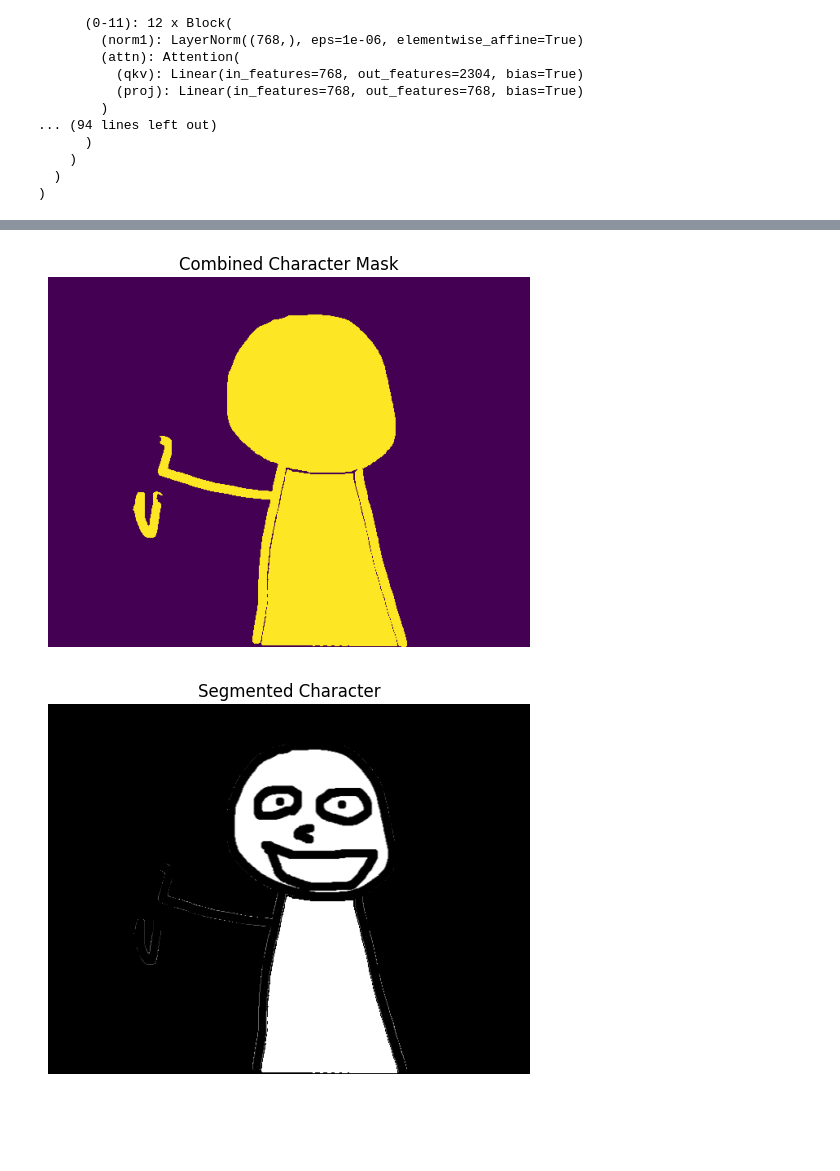
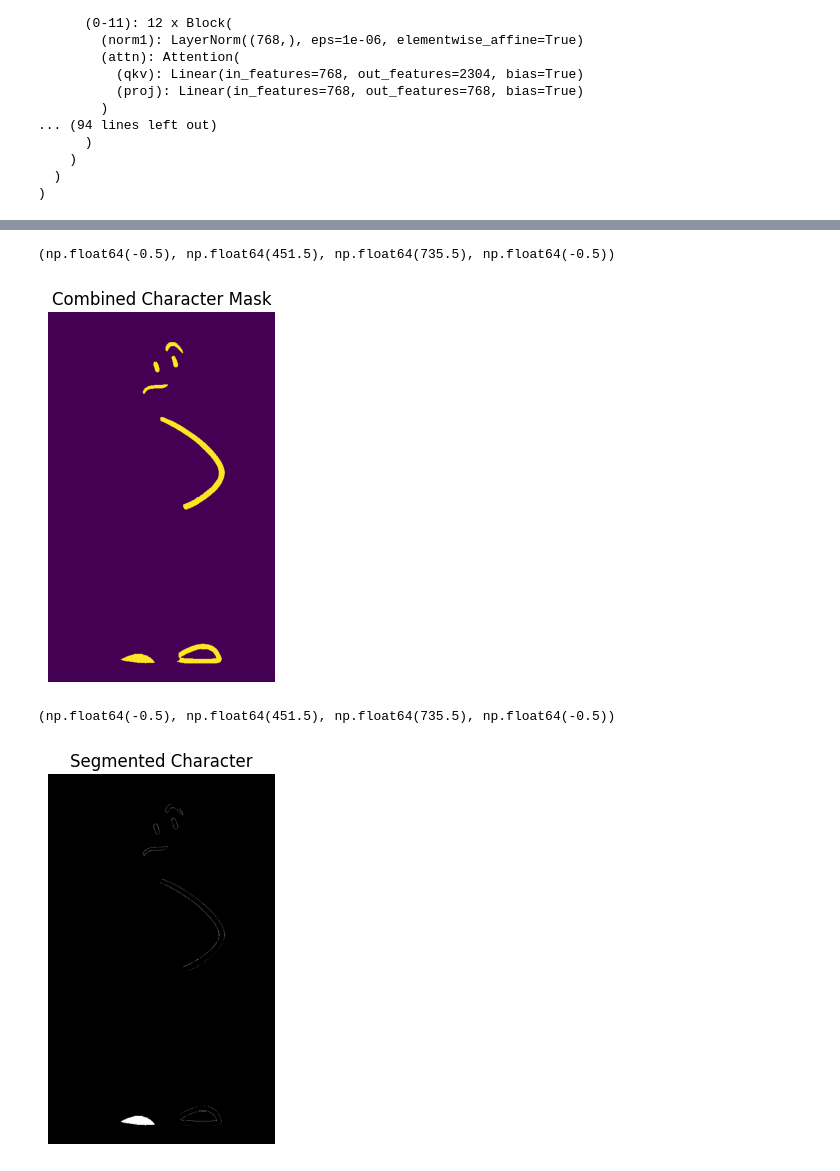
Before and after one commit to Forlaie/GenAI, a Jupyter notebook: image_2/segmentation.ipynb, the cells around one changed output, grey strips where cells are left out. Saved outputs shown, nothing was run; the diff lists cells and outputs as text; code cells hidden in the pictures; blank space fills up the shorter version.

```diff
--- a/image_2/segmentation.ipynb
+++ b/image_2/segmentation.ipynb
@@ -32,15 +32,31 @@ Sam(
   )
 )
 # %%
-image = cv2.imread("image.png")
+image = cv2.imread("stick.png")
 image = cv2.cvtColor(image, cv2.COLOR_BGR2RGB)
+
+gray = cv2.cvtColor(image, cv2.COLOR_RGB2GRAY)
+
+# anything brighter than 10 becomes white
+_, mask = cv2.threshold(gray, 10, 255, cv2.THRESH_BINARY)
+
+mask = mask.astype(bool)
 # %%
+# mask_generator = SamAutomaticMaskGenerator(
+#     sam,
+#     points_per_side=32,          # improves detection for drawings
+#     pred_iou_thresh=0.86,
+#     stability_score_thresh=0.90,
+#     min_mask_region_area=10,     # removes tiny fragments
+#     crop_n_layers=1
+# )
+
 mask_generator = SamAutomaticMaskGenerator(
     sam,
-    points_per_side=32,          # improves detection for drawings
+    points_per_side=64,          # improves detection for drawings
     pred_iou_thresh=0.86,
     stability_score_thresh=0.92,
-    min_mask_region_area=500     # removes tiny fragments
+    min_mask_region_area=10,     # removes tiny fragments
 )
 
 masks = mask_generator.generate(image)
@@ -89,19 +133,21 @@ combined_mask = np.zeros_like(valid_masks[0], dtype=bool)
 for m in valid_masks:
     combined_mask = combined_mask | m
 # %%
+plt.figure()
 plt.imshow(combined_mask)
 plt.title("Combined Character Mask")
 plt.axis("off")
-plt.show()
 # %% [output]
+(np.float64(-0.5), np.float64(451.5), np.float64(735.5), np.float64(-0.5))
-[figure, old version]
+[figure, new version]
 # %%
 masked = image.copy()
 masked[~combined_mask] = 0
 
+plt.figure()
 plt.imshow(masked)
 plt.title("Segmented Character")
 plt.axis("off")
-plt.show()
 # %% [output]
+(np.float64(-0.5), np.float64(451.5), np.float64(735.5), np.float64(-0.5))
-[figure, old version]
+[figure, new version]
```
Also changed, not shown: parts of 4 cells of this notebook, 11 other files.
